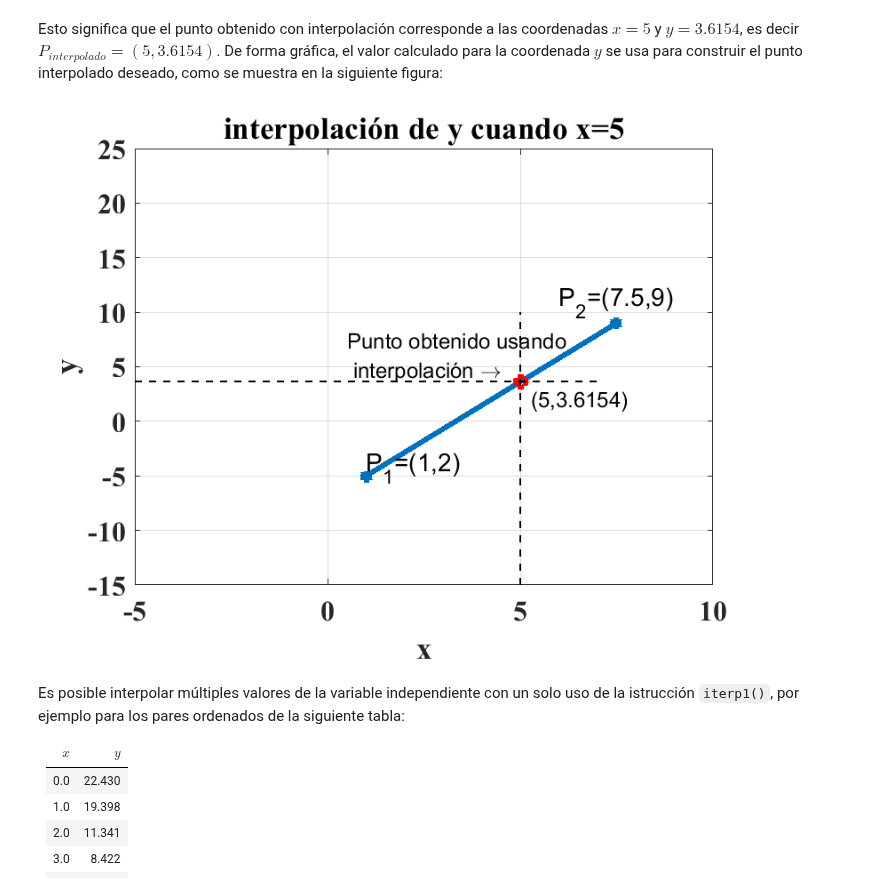
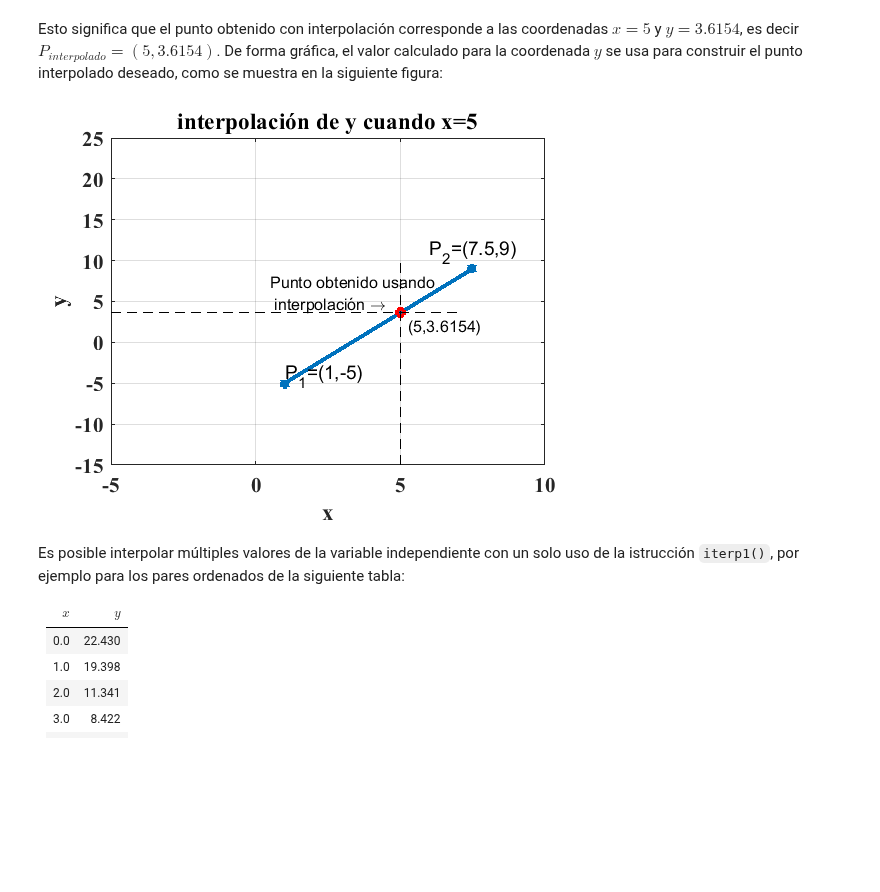
Before and after one commit to LuisGerardo2204/Practicas-de-MATLAB, a Jupyter notebook: _sources/Practica11.ipynb, the cells around one changed output. Drawn from its saved outputs; the diff is of its cells as text; code cells hidden in the pictures; blank space fills up the shorter version.

```diff
--- a/_sources/Practica11.ipynb
+++ b/_sources/Practica11.ipynb
@@ -47,35 +47,35 @@ Esto significa que el punto obtenido con interpolación corresponde a las coorde
 clear
 close all
 clc
 x=[1,7.5];
 y=[-5,9];
 plot(x,y,"*-","LineWidth",3)
 title("interpolación de y cuando x=5")
 xlabel("x")
 ylabel("y")
 axis([-5,10,-15,25])
-txt = "P_1=(1,2)";
+txt = "P_1=(1,-5)";
 text(1,-4.15,txt,'FontSize',14)
 
 txt = "P_2=(7.5,9)";
 text(6,11,txt,'FontSize',14)
 hold on
 plot(5,interp1(x,y,5),"r-o","LineWidth",3)
 grid
 x1 = [-5 7];
 y1 = [3.6154 3.6154];
 x2 = [5 5];
 y2 = [-15 10];
 plot(x1,y1,"k--","LineWidth",1)
 plot(x2,y2,"k--","LineWidth",1)
 
 
 txt = 'Punto obtenido usando \newline interpolación \rightarrow \newline                               (5,3.6154)';
 text(0.5,4.8,txt,'FontSize',12)
 set(gca,'fontsize',16);
 set(gca,'fontname','Times New Roman','FontWeight','Bold');
 # %% [output]
-[figure, old version]
+[figure, new version]
 # %% [markdown]
 Es posible interpolar múltiples valores de la variable independiente con un solo uso de la istrucción `iterp1()`, por ejemplo para los pares ordenados de la siguiente tabla:
 
```
Also changed, not shown: parts of 12 cells of this notebook, 50 other files.
